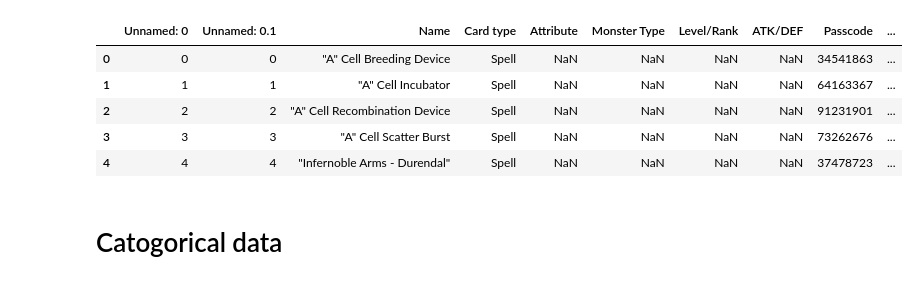
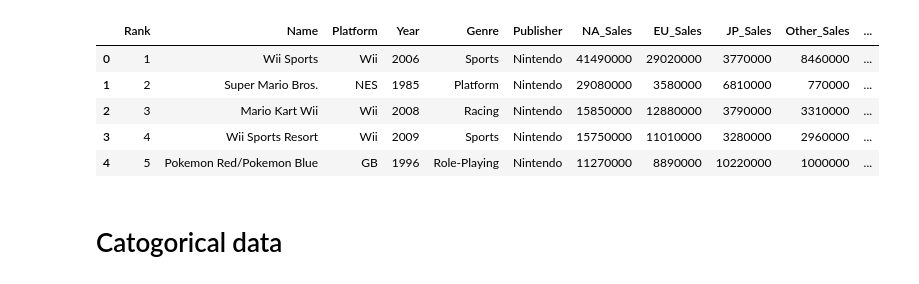
Before and after one commit to justinrds2001/DataScienceRepo, a Jupyter notebook: assignment6&7.ipynb, the cells around one changed output. Saved outputs shown, nothing was run; the diff lists cells and outputs as text; code cells hidden in the pictures.

```diff
--- a/assignment6&7.ipynb
+++ b/assignment6&7.ipynb
@@ -3,16 +3,16 @@ import pandas as pd
 # %%
 import seaborn as sns
 # %%
-yugioh = pd.read_csv('YugiohCards.csv', sep=',')
+sales = pd.read_csv('vgsales.csv', sep=',')
 pd.set_option("max_columns", 100)
-dt = yugioh
+dt = sales
 dt.head()
 # %% [output]
-|  | Unnamed: 0 | Unnamed: 0.1 | Name | Card type | Attribute | Monster Type | Level/Rank | ATK/DEF | Passcode | ... |
-| 0 | 0 | 0 | "A" Cell Breeding Device | Spell | NaN | NaN | NaN | NaN | 34541863 | ... |
-| 1 | 1 | 1 | "A" Cell Incubator | Spell | NaN | NaN | NaN | NaN | 64163367 | ... |
-| 2 | 2 | 2 | "A" Cell Recombination Device | Spell | NaN | NaN | NaN | NaN | 91231901 | ... |
-| 3 | 3 | 3 | "A" Cell Scatter Burst | Spell | NaN | NaN | NaN | NaN | 73262676 | ... |
-| 4 | 4 | 4 | "Infernoble Arms - Durendal" | Spell | NaN | NaN | NaN | NaN | 37478723 | ... |
+|  | Rank | Name | Platform | Year | Genre | Publisher | NA_Sales | EU_Sales | JP_Sales | Other_Sales | ... |
+| 0 | 1 | Wii Sports | Wii | 2006 | Sports | Nintendo | 41490000 | 29020000 | 3770000 | 8460000 | ... |
+| 1 | 2 | Super Mario Bros. | NES | 1985 | Platform | Nintendo | 29080000 | 3580000 | 6810000 | 770000 | ... |
+| 2 | 3 | Mario Kart Wii | Wii | 2008 | Racing | Nintendo | 15850000 | 12880000 | 3790000 | 3310000 | ... |
+| 3 | 4 | Wii Sports Resort | Wii | 2009 | Sports | Nintendo | 15750000 | 11010000 | 3280000 | 2960000 | ... |
+| 4 | 5 | Pokemon Red/Pokemon Blue | GB | 1996 | Role-Playing | Nintendo | 11270000 | 8890000 | 10220000 | 1000000 | ... |
 # %% [markdown]
 # Catogorical data
```
Also changed, not shown: parts of 15 cells of this notebook, 4 other files.
